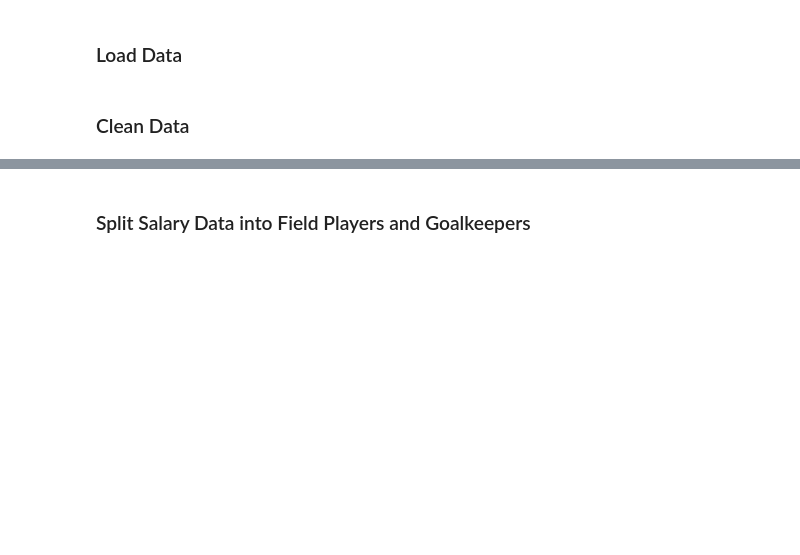
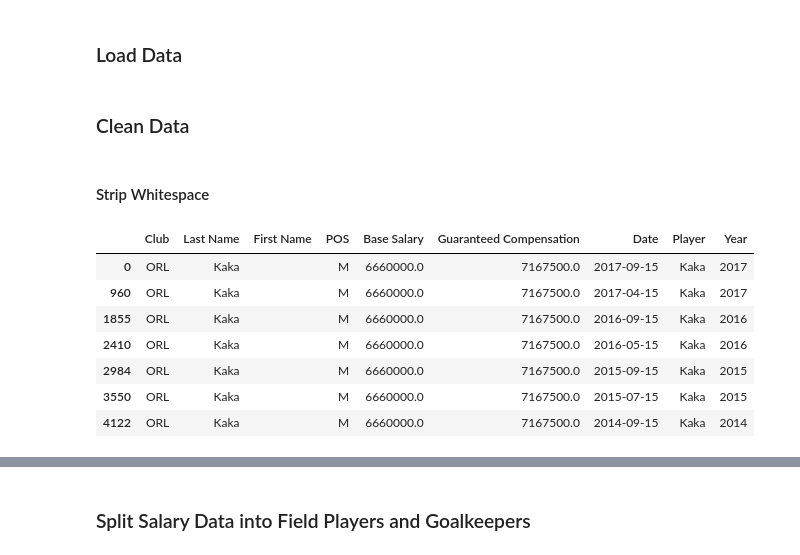
Before and after one commit to cneiderer/Class_Projects, a Jupyter notebook: Project_2/LinkingStats.ipynb, the cells around one changed output, grey strips where cells are left out. Cells and saved outputs as stored; diff of their text form; code cells hidden in the pictures; blank space fills up the shorter version.

```diff
--- a/Project_2/LinkingStats.ipynb
+++ b/Project_2/LinkingStats.ipynb
@@ -145,0 +168,2 @@ salary_df['Guaranteed Compensation'] = salary_df['Guaranteed Compensation'].map(
+# %% [markdown]
+#### Strip Whitespace
@@ -145,0 +174,11 @@ salary_df['Guaranteed Compensation'] = salary_df['Guaranteed Compensation'].map(
+# %%
+salary_df[salary_df['Last Name'] == 'Kaka']
+# %% [output]
+|  | Club | Last Name | First Name | POS | Base Salary | Guaranteed Compensation | Date | Player | Year |
+| 0 | ORL | Kaka |  | M | 6660000.0 | 7167500.0 | 2017-09-15 | Kaka | 2017 |
+| 960 | ORL | Kaka |  | M | 6660000.0 | 7167500.0 | 2017-04-15 | Kaka | 2017 |
+| 1855 | ORL | Kaka |  | M | 6660000.0 | 7167500.0 | 2016-09-15 | Kaka | 2016 |
+| 2410 | ORL | Kaka |  | M | 6660000.0 | 7167500.0 | 2016-05-15 | Kaka | 2016 |
+| 2984 | ORL | Kaka |  | M | 6660000.0 | 7167500.0 | 2015-09-15 | Kaka | 2015 |
+| 3550 | ORL | Kaka |  | M | 6660000.0 | 7167500.0 | 2015-07-15 | Kaka | 2015 |
+| 4122 | ORL | Kaka |  | M | 6660000.0 | 7167500.0 | 2014-09-15 | Kaka | 2014 |
```
Also changed, not shown: parts of 50 cells of this notebook, 1 other file.
